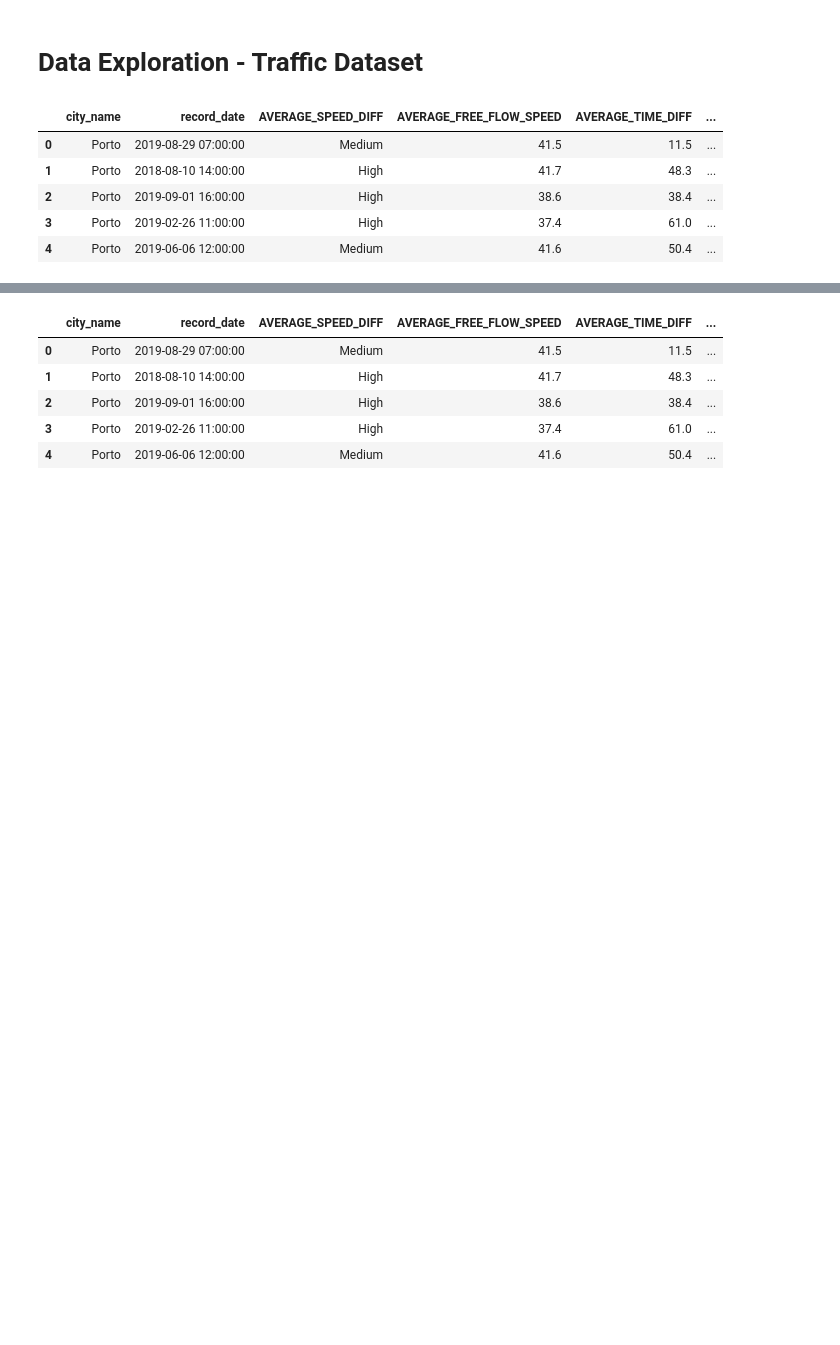
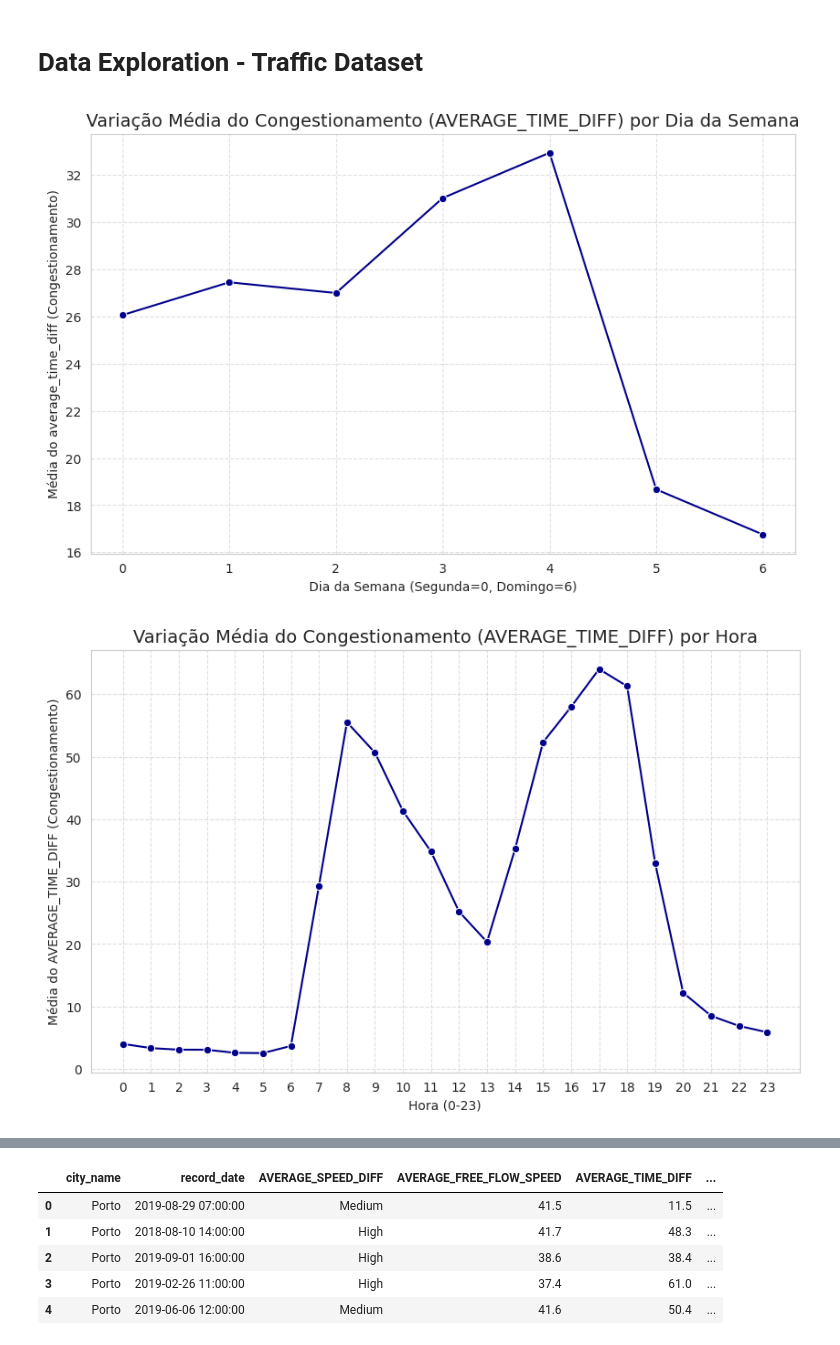
Before and after one commit to zeeesoares/daa-nt, a Jupyter notebook: notebooks/data_exploration/DataExploration.ipynb, the cells around one changed output, grey strips where cells are left out. Drawn from its saved outputs; the diff is of its cells as text; code cells hidden in the pictures; blank space fills up the shorter version.

```diff
--- a/notebooks/data_exploration/DataExploration.ipynb
+++ b/notebooks/data_exploration/DataExploration.ipynb
@@ -20,10 +27,67 @@ traffic_test = pd.read_csv('../../datasets/test_data.csv', encoding='latin1')
 # %%
 # Initial Overview
 traffic_train.head()
+
+hourly_traffic = traffic_train.groupby('day_of_week')['AVERAGE_TIME_DIFF'].mean().reset_index()
+
+plt.figure(figsize=(10, 6))
+sns.lineplot(x='day_of_week', y='AVERAGE_TIME_DIFF', data=hourly_traffic, marker='o', color='darkblue')
+
+plt.title('Variação Média do Congestionamento (AVERAGE_TIME_DIFF) por Dia da Semana', fontsize=14)
+plt.xlabel('Dia da Semana (Segunda=0, Domingo=6)')
+plt.ylabel('Média do average_time_diff (Congestionamento)')
+plt.xticks(range(0, 7, 1))
+plt.grid(True, linestyle='--', alpha=0.6)
+plt.show()
+
+hourly_traffic = traffic_train.groupby('hour')['AVERAGE_TIME_DIFF'].mean().reset_index()
+plt.figure(figsize=(10, 6))
+sns.lineplot(x='hour', y='AVERAGE_TIME_DIFF', data=hourly_traffic, marker='o', color='darkblue')
+
+plt.title('Variação Média do Congestionamento (AVERAGE_TIME_DIFF) por Hora', fontsize=14)
+plt.xlabel('Hora (0-23)')
+plt.ylabel('Média do AVERAGE_TIME_DIFF (Congestionamento)')
+plt.xticks(range(0, 24, 1))
+plt.grid(True, linestyle='--', alpha=0.6)
+plt.show()
+
+hourly_traffic = traffic_train.groupby('month')['AVERAGE_TIME_DIFF'].mean().reset_index()
+plt.figure(figsize=(10, 6))
+sns.lineplot(x='month', y='AVERAGE_TIME_DIFF', data=hourly_traffic, marker='o', color='darkblue')
+
+plt.title('Variação Média do Congestionamento (AVERAGE_TIME_DIFF) por Mês', fontsize=14)
+plt.xlabel('Mês (1-12)')
+plt.ylabel('Média do AVERAGE_TIME_DIFF (Congestionamento)')
+plt.xticks(range(0, 13, 1))
+plt.grid(True, linestyle='--', alpha=0.6)
+plt.show()
+
+day_map = {0: 'Segunda', 1: 'Terça', 2: 'Quarta', 3: 'Quinta', 4: 'Sexta', 5: 'Sábado', 6: 'Domingo'}
+traffic_train['day_name'] = traffic_train['day_of_week'].map(day_map)
+
+heatmap_data = traffic_train.pivot_table(
+    values='AVERAGE_TIME_DIFF',
+    index='hour',
+    columns='day_name',
+    aggfunc='mean'
+)
+
+day_order = ['Segunda', 'Terça', 'Quarta', 'Quinta', 'Sexta', 'Sábado', 'Domingo']
+heatmap_data = heatmap_data[day_order]
+
+plt.figure(figsize=(12, 8))
+sns.heatmap(
+    heatmap_data,
+    cmap="YlOrRd",
+    annot=False,
+    fmt=".1f",
+    linewidths=.5,
+    cbar_kws={'label': 'Média do average_time_diff (Atraso)'}
+)
+plt.title('Mapa de Calor: Congestionamento Médio por Hora e Dia da Semana', fontsize=16)
+plt.ylabel('Hora do Dia')
+plt.xlabel('Dia da Semana')
+plt.show()
 # %% [output]
-|  | city_name | record_date | AVERAGE_SPEED_DIFF | AVERAGE_FREE_FLOW_SPEED | AVERAGE_TIME_DIFF | ... |
-| 0 | Porto | 2019-08-29 07:00:00 | Medium | 41.5 | 11.5 | ... |
-| 1 | Porto | 2018-08-10 14:00:00 | High | 41.7 | 48.3 | ... |
-| 2 | Porto | 2019-09-01 16:00:00 | High | 38.6 | 38.4 | ... |
-| 3 | Porto | 2019-02-26 11:00:00 | High | 37.4 | 61.0 | ... |
-| 4 | Porto | 2019-06-06 12:00:00 | Medium | 41.6 | 50.4 | ... |
+[figure, added]
+[figure, added]
```
Also changed, not shown: parts of 7 cells of this notebook.
